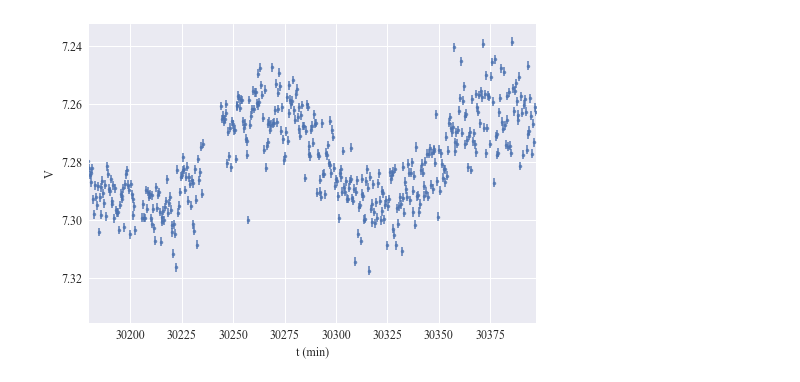
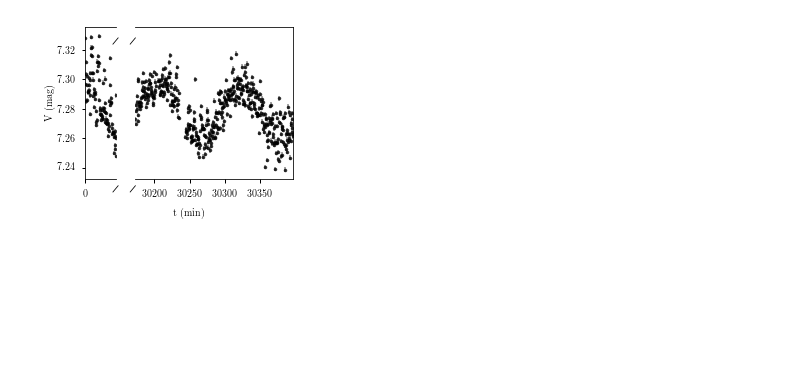
Before and after one commit to mileslucas/astro344l, a Jupyter notebook: project/src/project.ipynb, the cells around one changed output. Saved outputs shown, nothing was run; the diff lists cells and outputs as text; code cells hidden in the pictures; blank space fills up the shorter version.

Commit message:
remade images and put into project

```diff
--- a/project/src/project.ipynb
+++ b/project/src/project.ipynb
@@ -4,50 +4,60 @@ import numpy as np
 from glob import glob
 import pandas as pd
 import matplotlib.pyplot as plt
+plt.style.use('seaborn-notebook')
 import matplotlib
 %matplotlib inline
-plt.style.use('seaborn')
 import datetime as dt
 from astropy.stats import LombScargle
+# %%
+params = {
+    'xtick.labelsize':10,
+    'ytick.labelsize':10,
+    'axes.labelsize':10,
+    'legend.fontsize':8,
+    'font.family':'Times New Roman',
+    'font.weight':'normal',
+    'text.usetex':True
+}
+matplotlib.rcParams.update(params)
+
+width = 3.4
+height = width * .8
 # %%
-data_930 = pd.read_excel('../data/0930_measurements.xlsx')
-filebase_930 = '../data/science/0930/processed/'
-obs_930 = [fits.getheader(filebase_930 + row['Label'])['DATE-OBS'] for index, row in data_930.iterrows()]
-data_930['DATE-OBS'] = obs_930
+data_927 = pd.read_excel('../data/0927_measurements.xlsx')
+filebase_927 = '../data/science/0927/processed/'
+obs_927 = [fits.getheader(filebase_927 + row['Label'])['DATE-OBS'] for index, row in data_927.iterrows()]
+data_927['DATE-OBS'] = obs_927
 
 data_1018 = pd.read_excel('../data/1018_measurements.xlsx')
 filebase_1018 = '../data/science/1018/processed/'
 obs_1018 = [fits.getheader(filebase_1018 + row['Label'])['DATE-OBS'] for index, row in data_1018.iterrows()]
 data_1018['DATE-OBS'] = obs_1018
 # %%
-full_data = data_930.append(data_1018, ignore_index=True)
+full_data = data_927.append(data_1018, ignore_index=True)
 fmt = '%Y-%m-%dT%H:%M:%S.%f'
 times = [dt.datetime.strptime(time, fmt) for time in full_data['DATE-OBS']]
 time_since = [(time - times[0]).total_seconds() / (60) for i, time in enumerate(times)]
 full_data['Time Since'] = time_since
 
-full_data.to_csv('../data/full_data.csv')
+# full_data.to_csv('../data/full_data.csv')
 t, mags, err = full_data[['Time Since', 'Source_AMag_T1', 'Source_AMag_Err_T1']].values.T
-# %%
-params = {
-    'xtick.labelsize':12,
-    'ytick.labelsize':12,
-    'axes.labelsize':12,
-    'legend.fontsize':8,
-    'font.family':'Times New Roman',
-    'font.weight':'normal'
-}
-matplotlib.rcParams.update(params)
-
-plt.errorbar(t, mags, yerr=err,alpha=0.8,fmt='.')
-plt.xlabel('t (min)')
-plt.ylabel('V')
-plt.xlim(30180, max(t))
-plt.gca().invert_yaxis()
-
-# plt.savefig('../docs/figs/mags.png')
-# %% [output]
-[figure, removed]
+# %%
+from brokenaxes import brokenaxes
+
+d1_max = max(full_data['Time Since'][full_data['Time Since'] < 100])
+d2_min = min(full_data['Time Since'][full_data['Time Since'] > 100])
+
+bax = brokenaxes(xlims=((min(t), d1_max),(d2_min, max(t))), wspace=0.2,despine=False)
+bax.errorbar(t, mags, yerr=err, alpha=0.8, fmt='.', c='k', ecolor='gray')
+bax.set_xlabel('t (min)')
+bax.set_ylabel('V (mag)')
+
+plt.tight_layout()
+bax.fig.set_size_inches(width, height)
+bax.fig.savefig('../docs/project/figs/rawmags.pdf')
+# %% [output]
+[figure, added]
 # %%
 # frequency = np.linspace(1./100, 1./130, 100)
 LS = LombScargle(t, mags, dy=err, nterms=1)
```
Also changed, not shown: parts of 3 cells of this notebook, 9 other files.
